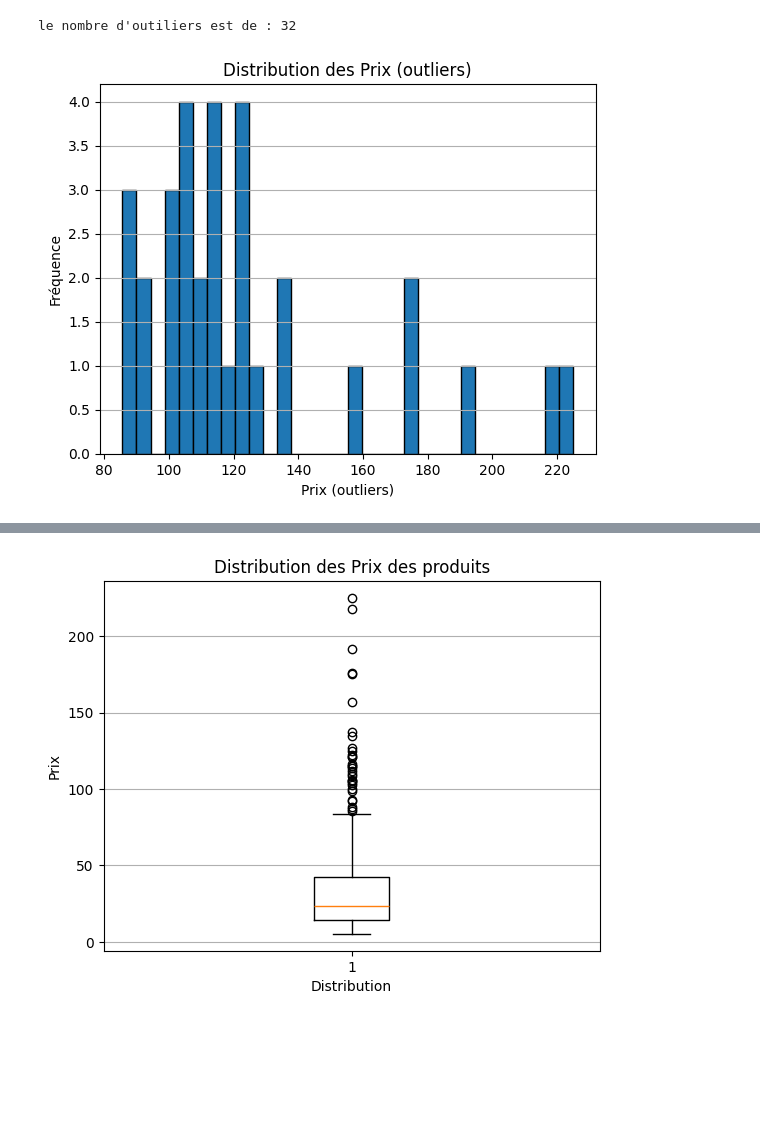
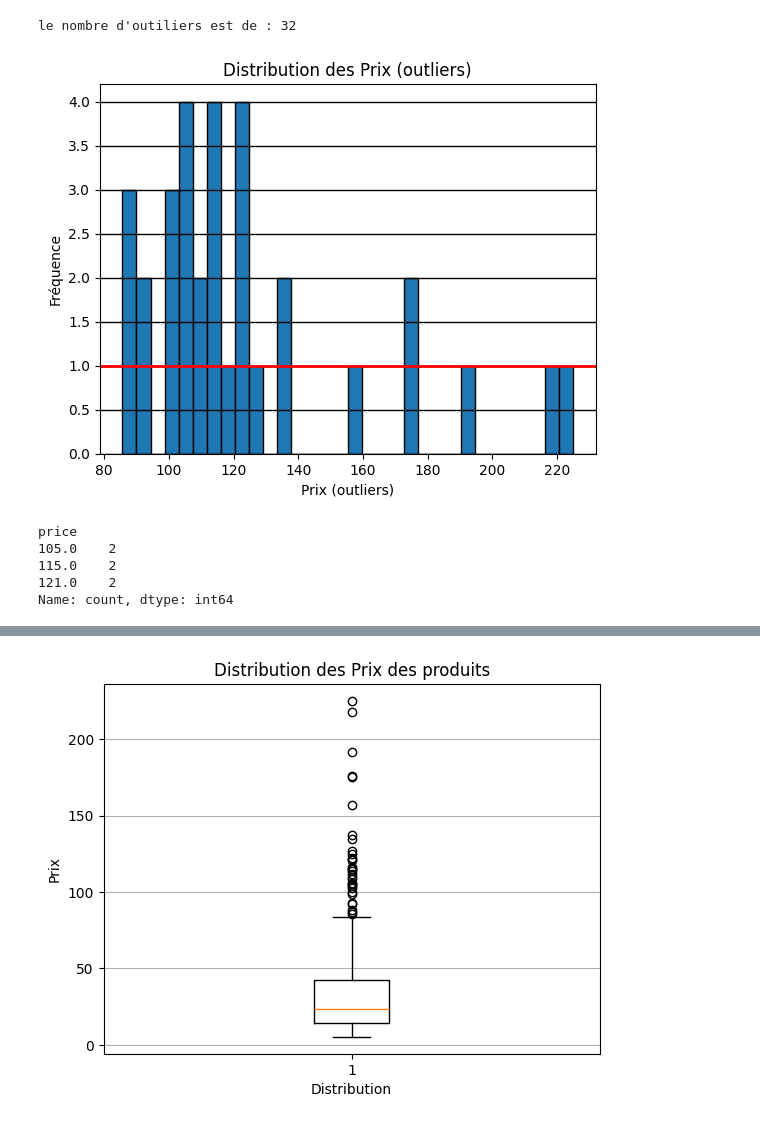
Before and after one commit to IshemZ/Bottleneck, a Jupyter notebook: Programme/main.ipynb, the cells around one changed output, grey strips where cells are left out. Cells and saved outputs as stored; diff of their text form; code cells hidden in the pictures; blank space fills up the shorter version.

```diff
--- a/Programme/main.ipynb
+++ b/Programme/main.ipynb
@@ -540,11 +540,12 @@ le nombre d'outiliers est de : 32
 # %%
 # Distribution des prix sur les données aberrantes
 plt.hist(outliers_iqr["price"], bins=32, edgecolor="black")
 plt.xlabel("Prix (outliers)")
 plt.ylabel("Fréquence")
 plt.title("Distribution des Prix (outliers)")
-plt.grid(axis="y", visible=True, )
+plt.grid(axis="y", visible=True, linestyle="-", linewidth=1, color='black')
+plt.axhline(1.0, color="red", linewidth=2, label="Valeur 1")
 plt.show()
 # %% [output]
-[figure, old version]
+[figure, new version]
 # %%
@@ -551,0 +553,9 @@ plt.show()
+# %%
+faux_aberrant = outliers_iqr.groupby('price')['price'].value_counts()
+faux_aberrant[faux_aberrant > 1]
+# %% [output]
+price
+105.0    2
+115.0    2
+121.0    2
+Name: count, dtype: int64
```
Also changed, not shown: parts of 3 cells of this notebook, 1 other file.
